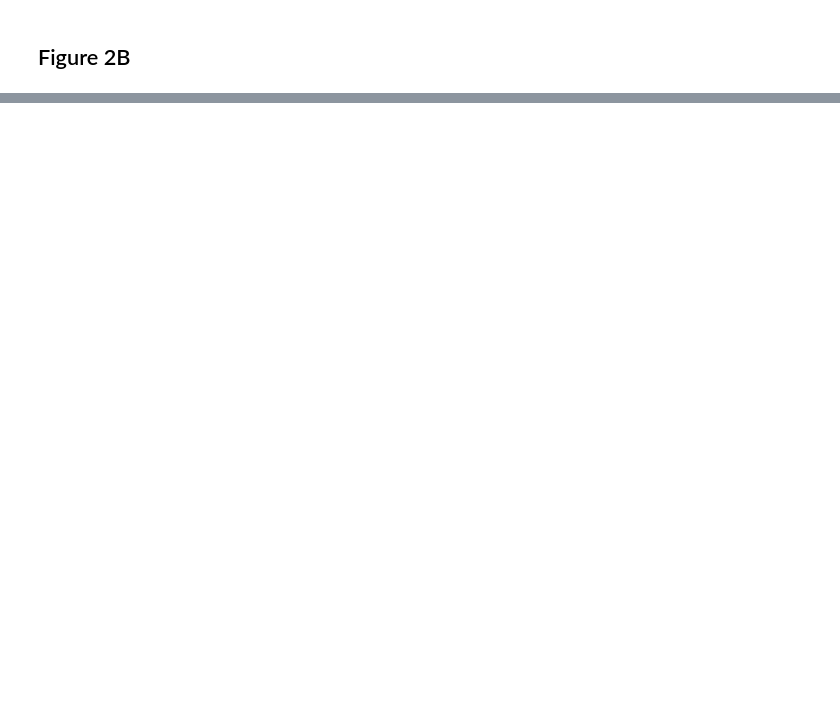
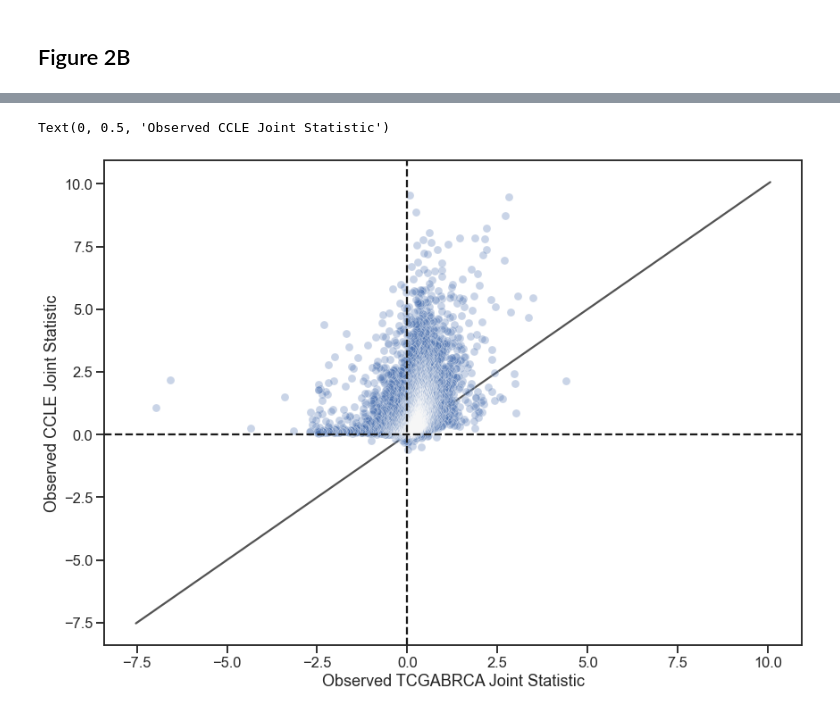
Before and after one commit to baprice/AJIVE-jDR-Integration, a Jupyter notebook: gwci_analysis.ipynb, the cells around one changed output, grey strips where cells are left out. Drawn from its saved outputs; the diff is of its cells as text; code cells hidden in the pictures; blank space fills up the shorter version.

```diff
--- a/gwci_analysis.ipynb
+++ b/gwci_analysis.ipynb
@@ -169,0 +133,16 @@ def average_j_stat(joint, individual):
+# %%
+a_obs_j = pd.Series(joint_statistics(a_joint, a_indiv))
+a_expect_j_perms = permute_expected_statistics(a_joint, a_indiv, n_perm=200)
+a_expect_j = pd.DataFrame(a_expect_j_perms).mean()
+a_expect_j.index = a_joint.index
+a_obs_j_sort = a_obs_j.sort_values(ascending=False)
+a_stat_df = pd.DataFrame([np.sort(a_obs_j)[::-1], a_expect_j], index=['Observed','Expected'], columns=a_obs_j_sort.index).T
+
+b_obs_j = pd.Series(joint_statistics(b_joint, b_indiv))
+b_obs_j_sort = b_obs_j.sort_values(ascending=False)
+b_expect_j_perms = permute_expected_statistics(b_joint, b_indiv, n_perm=200)
+b_expect_j = pd.DataFrame(b_expect_j_perms).mean()
+b_expect_j.index = b_joint.index
+b_stat_df = pd.DataFrame([np.sort(b_obs_j)[::-1], b_expect_j], index=['Observed','Expected'], columns=b_obs_j_sort.index).T
+
+jstats_df = a_stat_df.join(b_stat_df, lsuffix='_'+str(a_name), rsuffix='_'+str(b_name))
@@ -169,0 +158,21 @@ def average_j_stat(joint, individual):
+# %%
+import matplotlib.patches as mpatches
+
+sns.set_context('talk')
+plt.figure(figsize=[14,10])
+sns.set_context('talk')
+sns.set_palette('deep')
+
+ax = sns.scatterplot(data=jstats_df, x='Observed_TCGA-BRCA', y='Observed_CCLE', alpha=0.3)
+lims = [
+    np.min([ax.get_xlim(), ax.get_ylim()]),  # min of both axes
+    np.max([ax.get_xlim(), ax.get_ylim()]),  # max of both axes
+]
+ax.plot(lims, lims, 'k-', alpha=0.75, zorder=0)
+plt.axvline(0, color='k', linestyle='--')
+plt.axhline(0, color='k', linestyle='--')
+plt.xlabel('Observed TCGABRCA Joint Statistic')
+plt.ylabel('Observed CCLE Joint Statistic')
+# %% [output]
+Text(0, 0.5, 'Observed CCLE Joint Statistic')
+[figure, added]
```
Also changed, not shown: parts of 7 cells of this notebook, 3 other files.
